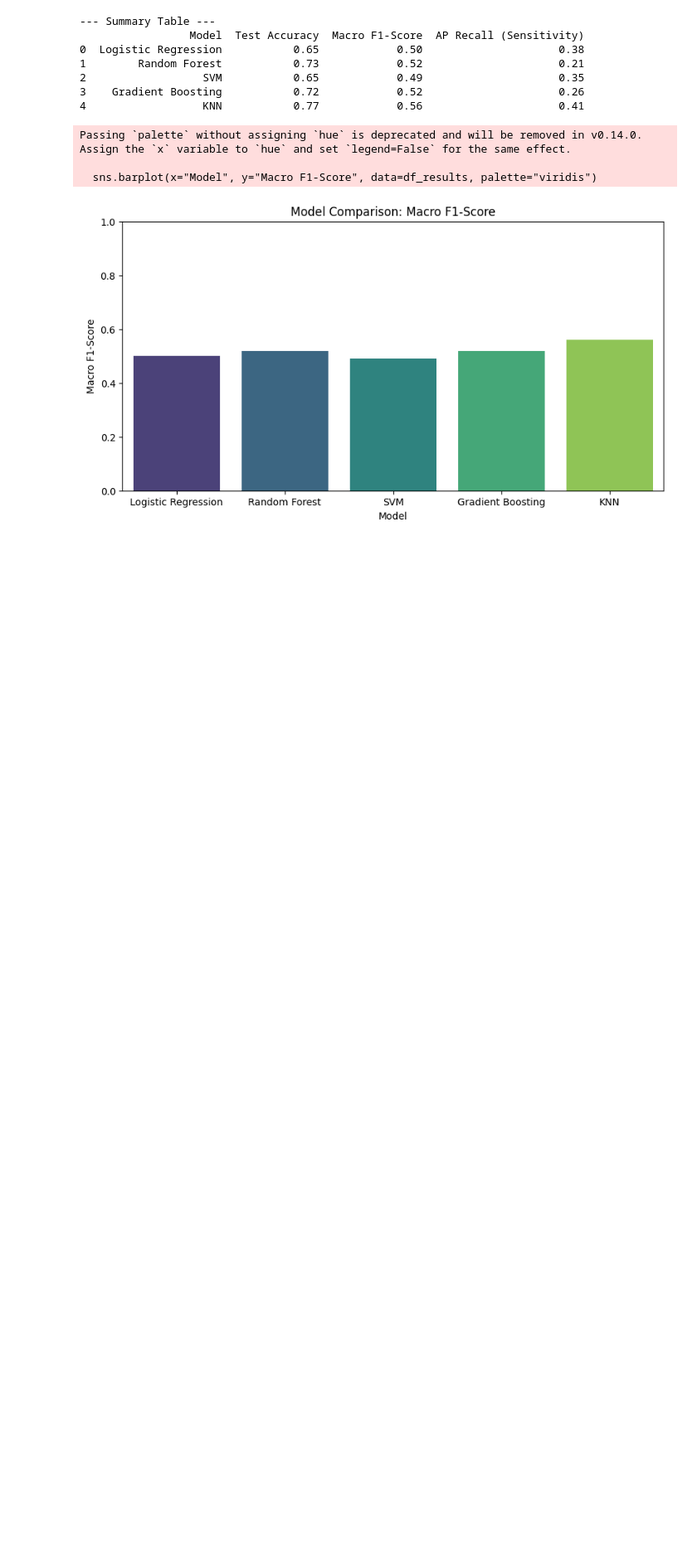
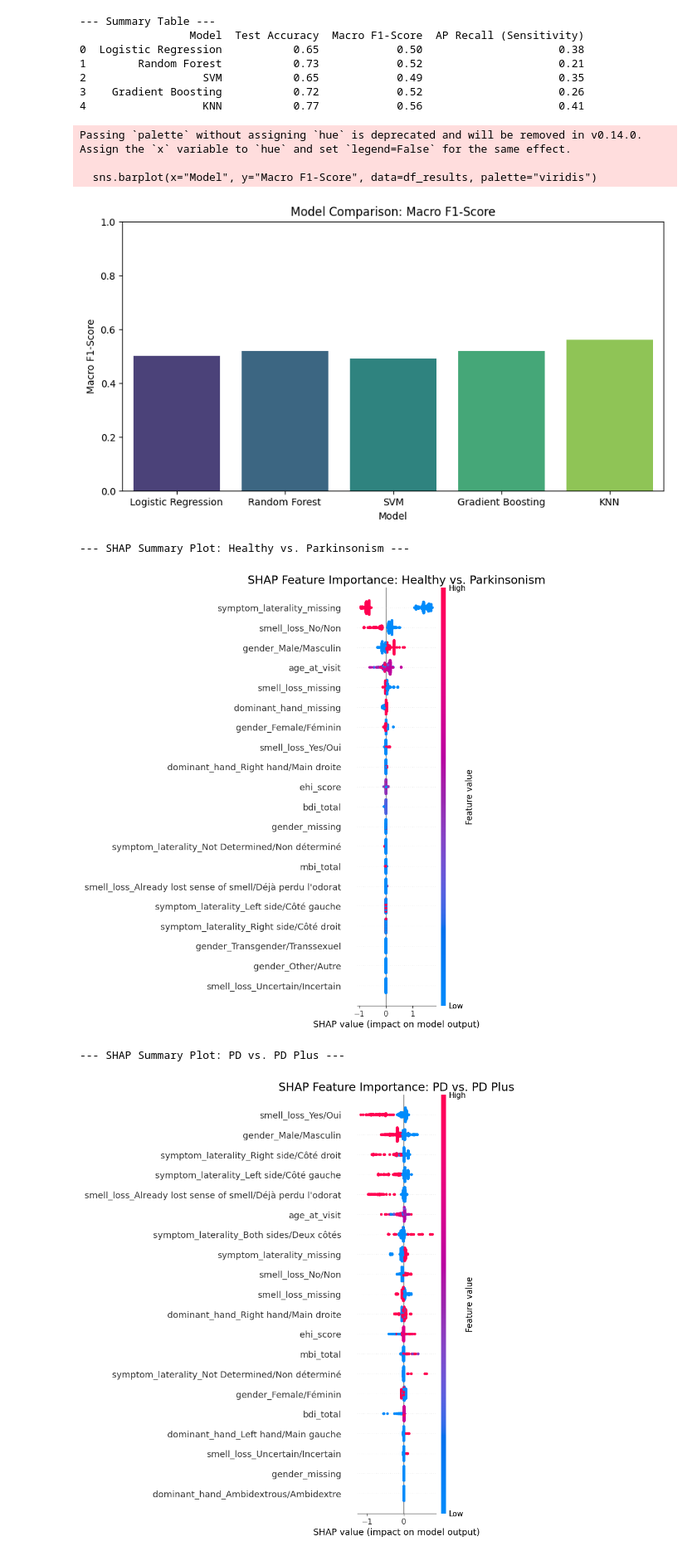
Before and after one commit to 1069808391yy-Shawn/SSC-dataset, a Jupyter notebook: SSCGroup1.ipynb, the cells around one changed output. Shown at 83% size. Cells and saved outputs as stored; diff of their text form; code cells hidden in the pictures; blank space fills up the shorter version.

```diff
--- a/SSCGroup1.ipynb
+++ b/SSCGroup1.ipynb
@@ -683,3 +752,64 @@ Passing `palette` without assigning `hue` is deprecated and will be removed in v
 
   sns.barplot(x="Model", y="Macro F1-Score", data=df_results, palette="viridis")
 [figure]
+# %%
+import shap
+
+def produce_shap_plots(X_data, y_data, results_df, task_title):
+    """
+    X_data: Original dataframe (before preprocessing)
+    y_data: Target labels
+    results_df: The dataframe returned by run_binary_classification
+    task_title: String for plot title
+    """
+
+    # 1. Re-split to get the training data (same random_state as your engine)
+    X_train, X_test, y_train, y_test = train_test_split(
+        X_data, y_data, test_size=0.20, stratify=y_data, random_state=42
+    )
+
+    # 2. Extract the Gradient Boosting pipeline (manually or from your models dict)
+    # For this example, we assume we are using the best estimator found during the run
+    # Note: Replace 'Gradient Boosting' with the exact key used in your models dict
+
+    # Let's recreate the best pipeline for GB specifically to ensure we have the transformer
+    # In a real scenario, you'd pull this from your grid_search.best_estimator_
+    gb_pipeline = results_df.loc[results_df['Model'] == 'Gradient Boosting', 'Best_Model_Object'].values[0]
+
+    # 3. Transform the data
+    # SHAP needs the numerical representation of the data after Preprocessing
+    preprocessor = gb_pipeline.named_steps['pre']
+    X_test_transformed = preprocessor.transform(X_test)
+
+    # Get feature names after OneHotEncoding
+    cat_features_transformed = preprocessor.named_transformers_['cat']\
+                                .named_steps['ohe']\
+                                .get_feature_names_out(categorical_features)
+    feature_names = np.concatenate([numeric_features, cat_features_transformed])
+
+    # 4. Initialize SHAP Explainer
+    # HistGradientBoosting is compatible with TreeExplainer or KernelExplainer
+    # We use the underlying model (the 'clf' step)
+    model = gb_pipeline.named_steps['clf']
+    explainer = shap.TreeExplainer(model)
+    shap_values = explainer.shap_values(X_test_transformed)
+
+    # 5. Plotting
+    print(f"\n--- SHAP Summary Plot: {task_title} ---")
+    plt.figure(figsize=(10, 6))
+    shap.summary_plot(shap_values, X_test_transformed, feature_names=feature_names, show=False)
+    plt.title(f"SHAP Feature Importance: {task_title}")
+    plt.show()
+
+# --- EXECUTION ---
+
+# Produce plots for Task 1
+produce_shap_plots(X1, y1, results_p1, "Healthy vs. Parkinsonism")
+
+# Produce plots for Task 2
+produce_shap_plots(X2, y2, results_p2, "PD vs. PD Plus")
+# %% [output]
+--- SHAP Summary Plot: Healthy vs. Parkinsonism ---
+[figure, added]
+--- SHAP Summary Plot: PD vs. PD Plus ---
+[figure, added]
```
Also changed, not shown: parts of 7 cells of this notebook.
